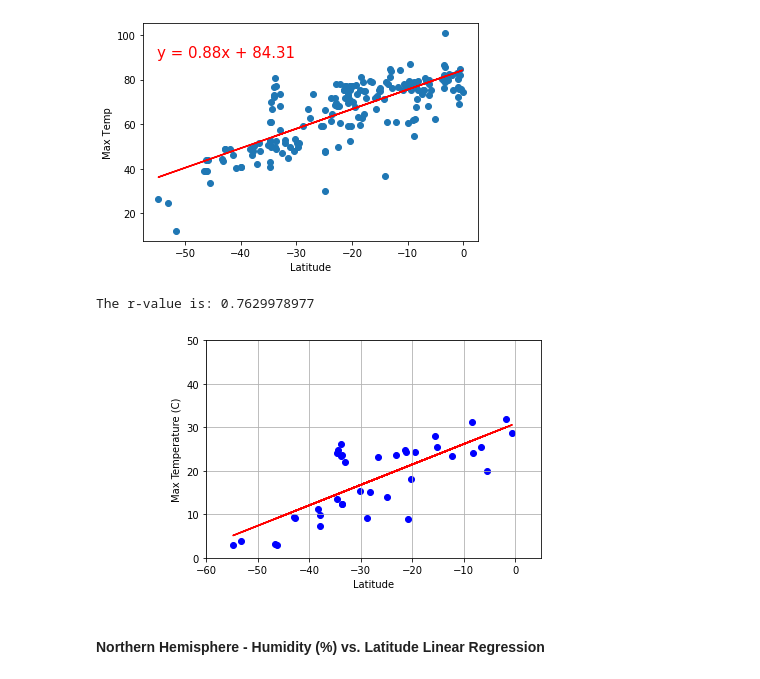
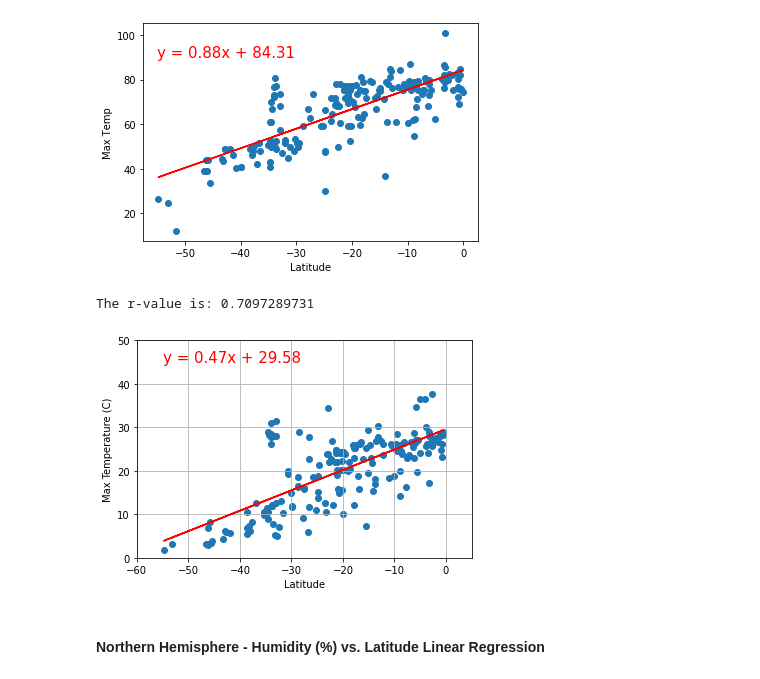
Before and after one commit to ML1758/python-api-challenge, a Jupyter notebook: WeatherPy/WeatherPy.ipynb, the cells around one changed output. Cells and saved outputs as stored; diff of their text form; code cells hidden in the pictures.

```diff
--- a/WeatherPy/WeatherPy.ipynb
+++ b/WeatherPy/WeatherPy.ipynb
@@ -31,12 +31,9 @@ lng_range = (-180, 180)
 lat_lngs = []
 cities = []
 
-#lats = np.random.uniform(lat_range[0], lat_range[1], size=1500)
-#lngs = np.random.uniform(lng_range[0], lng_range[1], size=1500)
-
 # Create a set of random lat and lng combinations
-lats = np.random.uniform(lat_range[0], lat_range[1], size=150)
-lngs = np.random.uniform(lng_range[0], lng_range[1], size=150)
+lats = np.random.uniform(lat_range[0], lat_range[1], size=1500)
+lngs = np.random.uniform(lng_range[0], lng_range[1], size=1500)
 lat_lngs = zip(lats, lngs)
 
 # Identify nearest city for each lat, lng combination
@@ -108,35 +104,34 @@ query_url = f"{url}appid={weather_api_key}&units={units}&q="
 # Create list to hold the data
 city_name = []
 lat = []
-lon = []
+lng = []
+country = []
 temp = []
 humidity = []
 clouds = []
 wind = []
-country = []
 dt = []
 
 i = -1
 j = 1
 
 # Loop though list of cities and make the API call and get the data
-# Log the data read and display any error
+# Log the data read and display any errors
 for city in cities:
     weather_response = requests.get(query_url + city).json()
 
     try:
         city_name.append(weather_response['name'])
         lat.append(weather_response['coord']['lat'])
-        lon.append(weather_response['coord']['lon'])
+        lng.append(weather_response['coord']['lon'])
+        country.append(weather_response['sys']['country'])
         temp.append(weather_response['main']['temp_max'])
         humidity.append(weather_response['main']['humidity'])
         clouds.append(weather_response['clouds']['all'])
         wind.append(weather_response['wind']['speed'])
-        country.append(weather_response['sys']['country'])
         dt.append(weather_response['dt'])
 
-        #print(f"city {i} : {weather_response['name']}")
-
+        # as required by the assigment diplay a block of 50 records as each set
         if i >= 49:
             i = 0
             j = j + 1
@@ -178,16 +173,16 @@ belushya guba not found. Skipping...
 | 3 | touba | 8.28 | -7.68 | 79.97 | 75 | 82 | 3.58 | CI | 1593605284 |
 | 4 | jamestown | 42.10 | -79.24 | 64.00 | 88 | 1 | 6.93 | US | 1593605284 |
 # %%
-# create a data frame from data
+# create a dataframe from read data and display
 weather_dict = {
-    "City": city_name,
-    "Lat": lat,
-    "Lng": lon,
-    "Max Temp (C)": temp,
+    'City': city_name,
+    'Lat': lat,
+    'Lng': lng,
+    'Country': country,
+    'Max Temp (C)': temp,
     'Humidity': humidity,
     'Cloudiness': clouds,
-    'Wind Speed': wind,
-    'Country': country,
+    'Wind Speed (Kmph)': wind,
     'Date': dt,
 }
 weather_df = pd.DataFrame(weather_dict)
@@ -431,36 +431,36 @@ The r-value is: 0.6082708688906918
 # %%
 # Southern Hemisphere - Max Temp vs. Latitude Linear Regression
 y = clean_city_data_south['Max Temp (C)']
 x = xs
 
 (slope, intercept, rvalue, pvalue, stderr) = linregress(x, y)
 
 # calculate linear regression
 regress_values = x * slope + intercept
 
 # linear regression line and equation
 line_eq = "y = " + str(round(slope,2)) + "x + " + str(round(intercept,2))
 
 correlation = st.pearsonr(x,y)
 
 # scatter plot with liner regression line and equation
 plt.xlabel('Latitude')
 plt.ylabel('Max Temperature (C)')
 plt.ylim(0,50)
 plt.xlim(-60,5)
 plt.grid()
 
-plt.scatter(x, y, marker='o', facecolors='blue')
+plt.scatter(x, y, marker='o', cmap='viridis')
 plt.plot(x,regress_values,"r-")
-plt.annotate(line_eq,(-80,45),fontsize=15,color="red")
+plt.annotate(line_eq,(-55,45),fontsize=15,color="red")
 
 # save an image of the scatter plot and print it to the screen
 plt.savefig('output_data/lat_vs_temp_regress_south.png')
 print(f"The r-value is: {round(correlation[0],10)}")
 plt.show()
 # %% [output]
-The r-value is: 0.7629978977
+The r-value is: 0.7097289731
-[figure, old version]
+[figure, new version]
 # %% [markdown]
 ####  Northern Hemisphere - Humidity (%) vs. Latitude Linear Regression
 # %%
```
Also changed, not shown: parts of 19 cells of this notebook, 17 other files.
